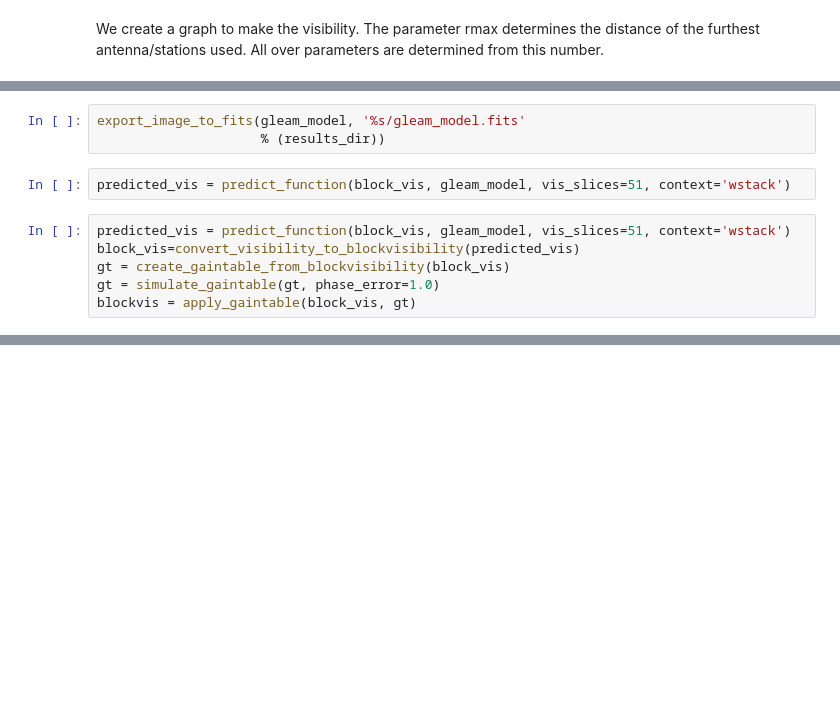
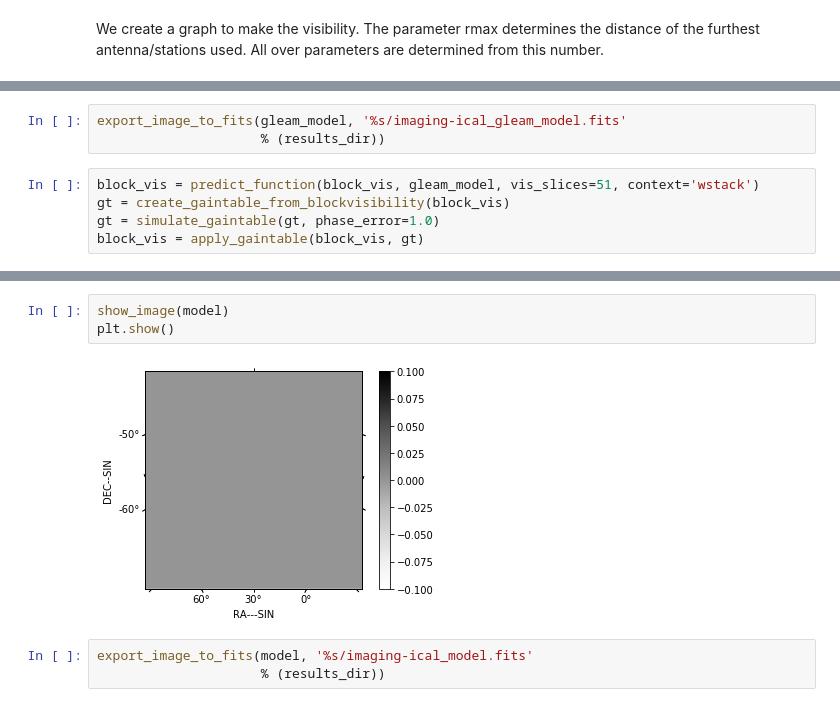
Before and after one commit to SKA-ScienceDataProcessor/algorithm-reference-library, a Jupyter notebook: processing_components/notebooks/imaging-pipelines-sip.ipynb, the cells around one changed output, grey strips where cells are left out. Cells and saved outputs as stored; diff of their text form; blank space fills up the shorter version.

Commit message:
Cleanup of imaging-pipelines-sip.ipynb

```diff
--- a/processing_components/notebooks/imaging-pipelines-sip.ipynb
+++ b/processing_components/notebooks/imaging-pipelines-sip.ipynb
@@ -77,14 +114,11 @@ gleam_model = create_low_test_image_from_gleam(npixel=npixel, frequency=frequenc
 # %%
-export_image_to_fits(gleam_model, '%s/gleam_model.fits'
+export_image_to_fits(gleam_model, '%s/imaging-ical_gleam_model.fits'
                      % (results_dir))
 # %%
-predicted_vis = predict_function(block_vis, gleam_model, vis_slices=51, context='wstack')
+block_vis = predict_function(block_vis, gleam_model, vis_slices=51, context='wstack')
+gt = create_gaintable_from_blockvisibility(block_vis)
+gt = simulate_gaintable(gt, phase_error=1.0)
+block_vis = apply_gaintable(block_vis, gt)
-# %%
-predicted_vis = predict_function(block_vis, gleam_model, vis_slices=51, context='wstack')
-block_vis=convert_visibility_to_blockvisibility(predicted_vis)
-gt = create_gaintable_from_blockvisibility(block_vis)
-gt = simulate_gaintable(gt, phase_error=1.0)
-blockvis = apply_gaintable(block_vis, gt)
 # %%
 model = create_image_from_visibility(block_vis, npixel=npixel, frequency=[numpy.average(frequency)], nchan=1,
     channel_bandwidth=[numpy.sum(channel_bandwidth)], cellsize=cellsize, phasecentre=phasecentre)
@@ -90,0 +132,8 @@ model = create_image_from_visibility(block_vis, npixel=npixel, frequency=[numpy.
+# %%
+show_image(model)
+plt.show()
+# %% [output]
+[figure, added]
+# %%
+export_image_to_fits(model, '%s/imaging-ical_model.fits'
+                     % (results_dir))
```
Also changed, not shown: parts of 12 cells of this notebook.
